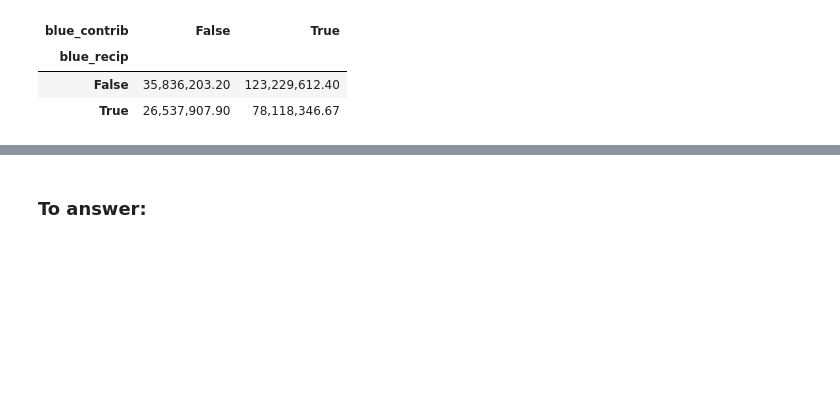
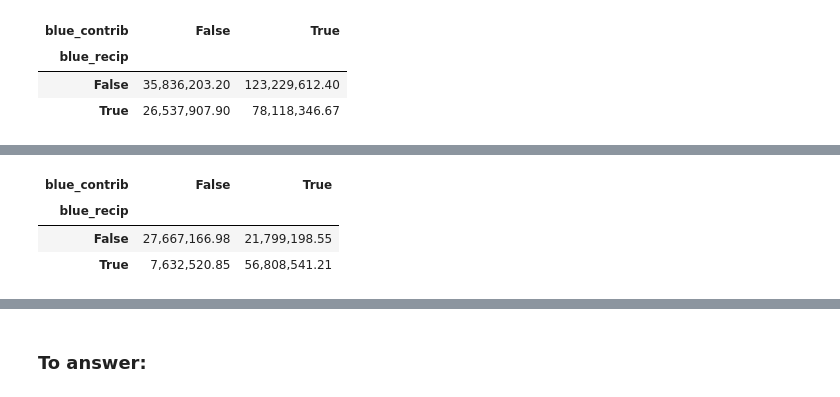
Before and after one commit to PublicI/actblue-analysis, a Jupyter notebook: analysis.ipynb, the cells around one changed output, grey strips where cells are left out. Cells and saved outputs as stored; diff of their text form; code cells hidden in the pictures; blank space fills up the shorter version.

```diff
--- a/analysis.ipynb
+++ b/analysis.ipynb
@@ -1035,0 +1076,11 @@ pd.pivot_table(contrib_flow[~contrib_flow['in']], values='sum', index=['blue_rec
+# %%
+actblue_states_14['in'] = actblue_states_14['contributor_state'] == actblue_states_14['recipient_state']
+
+contrib_flow_14 = pres_votes[['state','blue']].merge(pres_votes[['state','blue']].merge(actblue_states_14, right_on='contributor_state', left_on='state', how='inner'), right_on='recipient_state', left_on='state', how='inner', suffixes=['_recip','_contrib'])
+
+pd.pivot_table(contrib_flow_14, values='sum', index=['blue_recip'], columns=['blue_contrib'], aggfunc=np.sum)
+# %% [output]
+| blue_contrib | False | True |
+| blue_recip |  |  |
+| False | 27,667,166.98 | 21,799,198.55 |
+| True | 7,632,520.85 | 56,808,541.21 |
```
Also changed, not shown: parts of 9 cells of this notebook, 5 other files.
